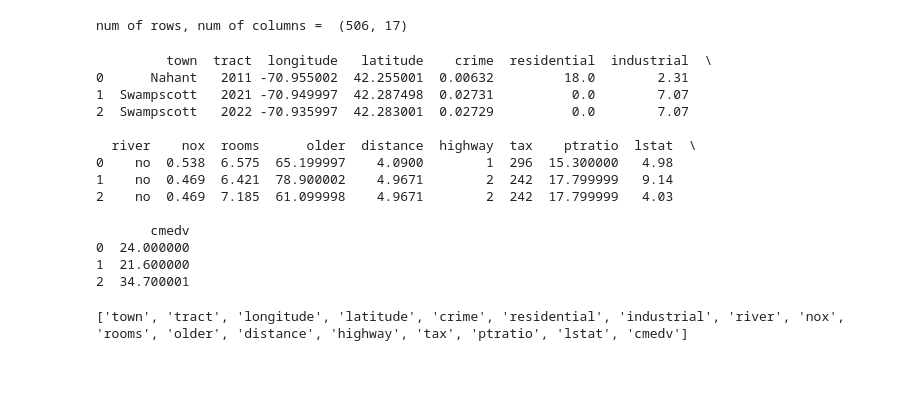
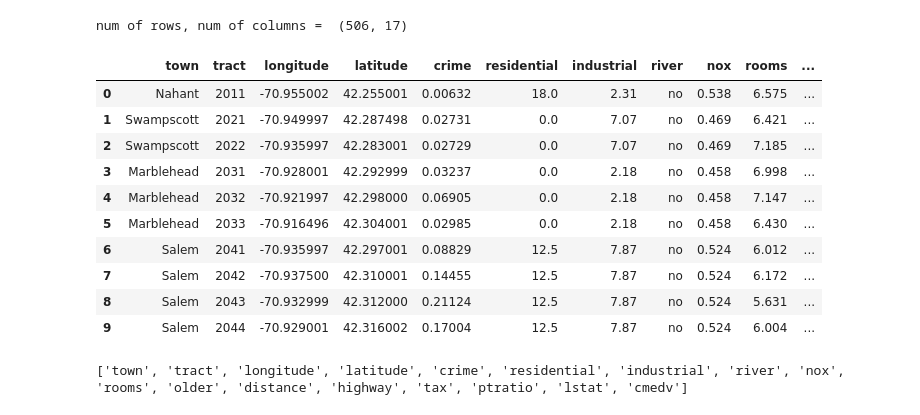
Before and after one commit to tmsharp/random_forest, a Jupyter notebook: Predicting Boston Housing Prices using Random Forest.ipynb, the cells around one changed output. Drawn from its saved outputs; the diff is of its cells as text; code cells hidden in the pictures; blank space fills up the shorter version.

```diff
--- a/Predicting Boston Housing Prices using Random Forest.ipynb
+++ b/Predicting Boston Housing Prices using Random Forest.ipynb
@@ -57,22 +57,19 @@ num of rows, num of columns =  (506, 17)
 # %%
 # That's a lot of rows. Let's just look at the first three columns of the data, instead of all of them
 
-print(data.head(3))
+data.head(10)
 # %% [output]
-         town  tract  longitude   latitude    crime  residential  industrial  \
-0      Nahant   2011 -70.955002  42.255001  0.00632         18.0        2.31
-1  Swampscott   2021 -70.949997  42.287498  0.02731          0.0        7.07
-2  Swampscott   2022 -70.935997  42.283001  0.02729          0.0        7.07
-
-  river    nox  rooms      older  distance  highway  tax    ptratio  lstat  \
-0    no  0.538  6.575  65.199997    4.0900        1  296  15.300000   4.98
-1    no  0.469  6.421  78.900002    4.9671        2  242  17.799999   9.14
-2    no  0.469  7.185  61.099998    4.9671        2  242  17.799999   4.03
-
-       cmedv
-0  24.000000
-1  21.600000
-2  34.700001
+|  | town | tract | longitude | latitude | crime | residential | industrial | river | nox | rooms | ... |
+| 0 | Nahant | 2011 | -70.955002 | 42.255001 | 0.00632 | 18.0 | 2.31 | no | 0.538 | 6.575 | ... |
+| 1 | Swampscott | 2021 | -70.949997 | 42.287498 | 0.02731 | 0.0 | 7.07 | no | 0.469 | 6.421 | ... |
+| 2 | Swampscott | 2022 | -70.935997 | 42.283001 | 0.02729 | 0.0 | 7.07 | no | 0.469 | 7.185 | ... |
+| 3 | Marblehead | 2031 | -70.928001 | 42.292999 | 0.03237 | 0.0 | 2.18 | no | 0.458 | 6.998 | ... |
+| 4 | Marblehead | 2032 | -70.921997 | 42.298000 | 0.06905 | 0.0 | 2.18 | no | 0.458 | 7.147 | ... |
+| 5 | Marblehead | 2033 | -70.916496 | 42.304001 | 0.02985 | 0.0 | 2.18 | no | 0.458 | 6.430 | ... |
+| 6 | Salem | 2041 | -70.935997 | 42.297001 | 0.08829 | 12.5 | 7.87 | no | 0.524 | 6.012 | ... |
+| 7 | Salem | 2042 | -70.937500 | 42.310001 | 0.14455 | 12.5 | 7.87 | no | 0.524 | 6.172 | ... |
+| 8 | Salem | 2043 | -70.932999 | 42.312000 | 0.21124 | 12.5 | 7.87 | no | 0.524 | 5.631 | ... |
+| 9 | Salem | 2044 | -70.929001 | 42.316002 | 0.17004 | 12.5 | 7.87 | no | 0.524 | 6.004 | ... |
 # %%
 # We can list all the column names by calling the "columns" attribute of "data"
 # Def: Attribute - describes the data (an adjective)
```
Also changed, not shown: parts of 9 cells of this notebook, 8 other files.
